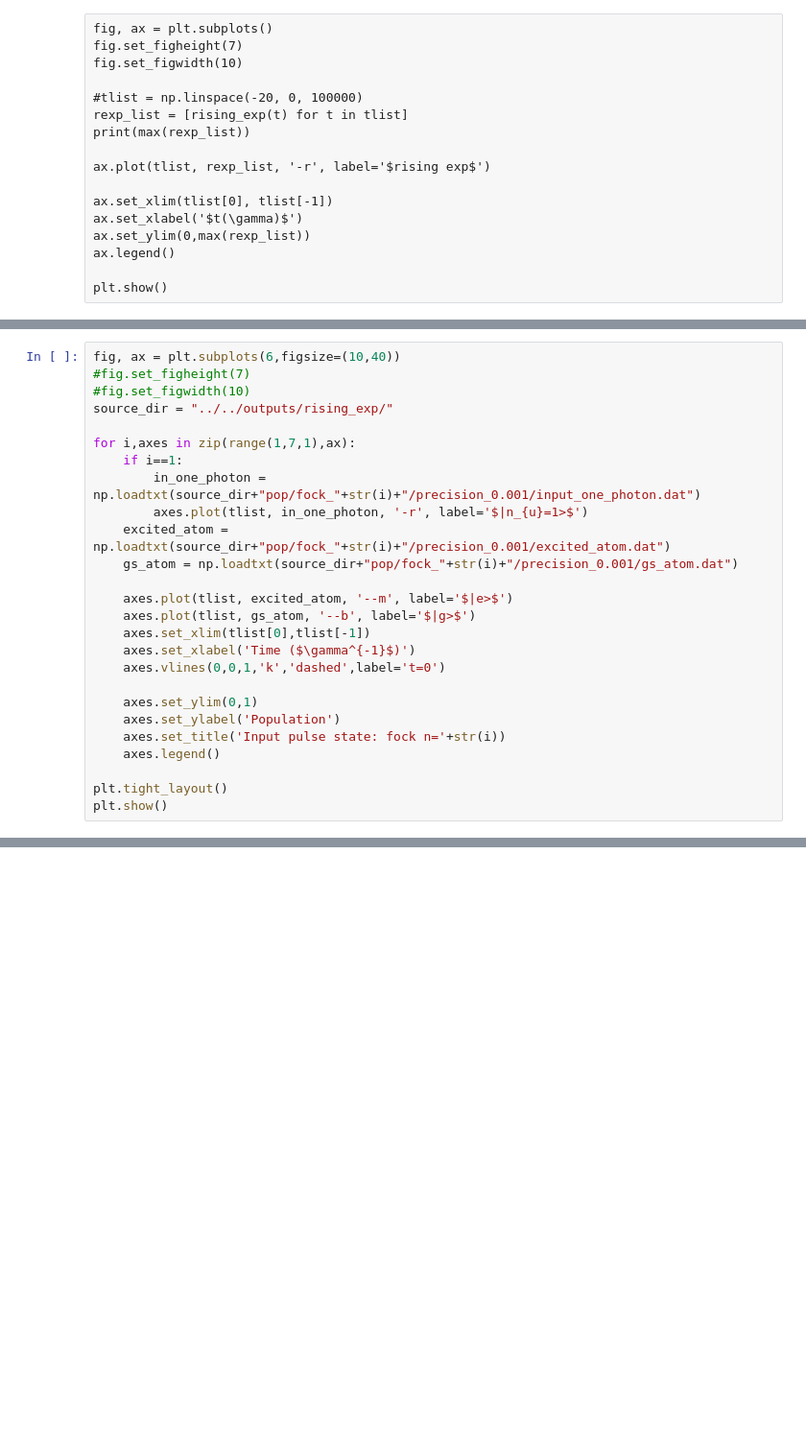
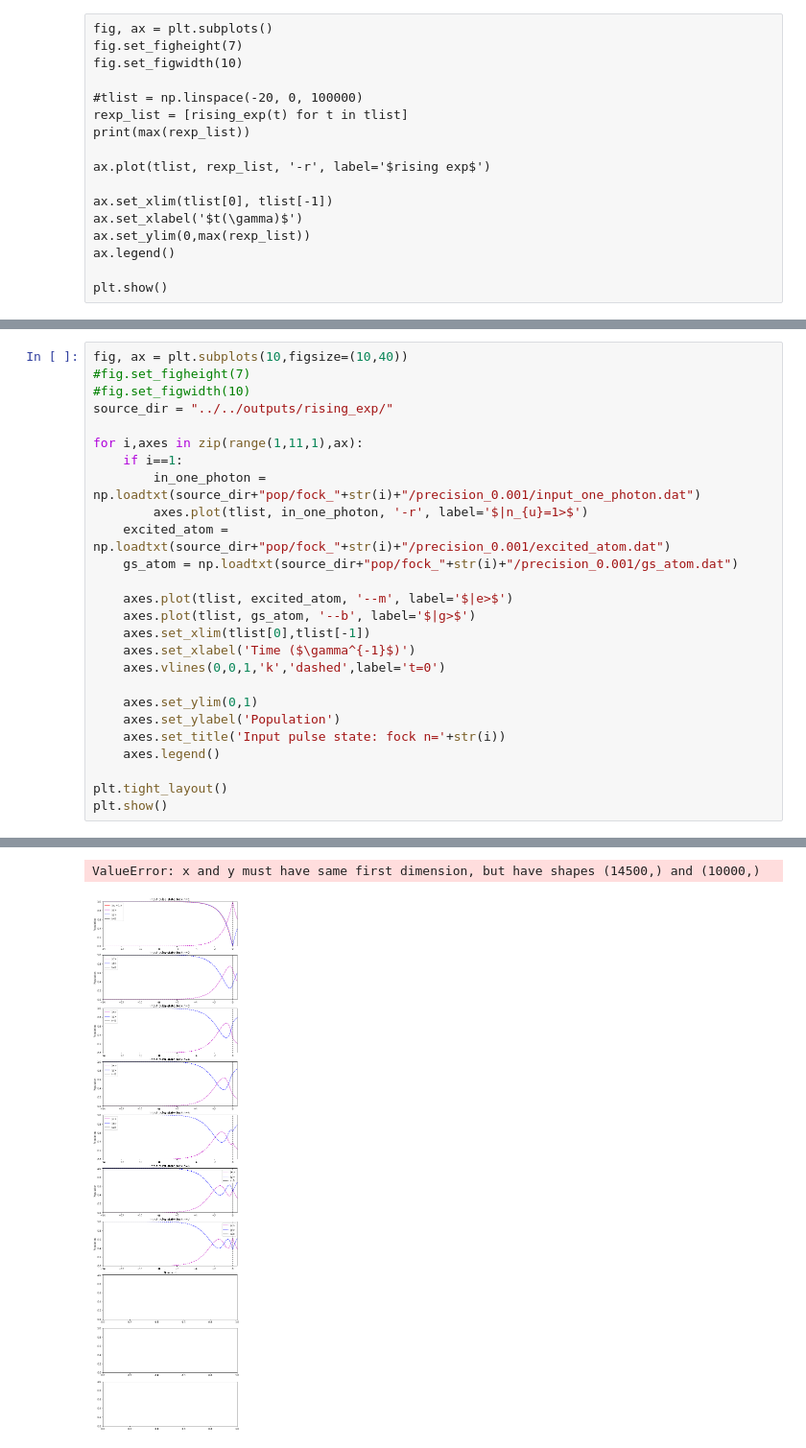
Before and after one commit to sabinthapa100/master-thesis, a Jupyter notebook: sample/notebooks/rising-exp/fock.ipynb, the cells around one changed output, grey strips where cells are left out. Shown at 96% size. Drawn from its saved outputs; the diff is of its cells as text; blank space fills up the shorter version.

```diff
--- a/sample/notebooks/rising-exp/fock.ipynb
+++ b/sample/notebooks/rising-exp/fock.ipynb
@@ -64,10 +74,10 @@ plt.show()
 # %%
-fig, ax = plt.subplots(6,figsize=(10,40))
+fig, ax = plt.subplots(10,figsize=(10,40))
 #fig.set_figheight(7)
 #fig.set_figwidth(10)
 source_dir = "../../outputs/rising_exp/"
 
-for i,axes in zip(range(1,7,1),ax):
+for i,axes in zip(range(1,11,1),ax):
     if i==1:
         in_one_photon = np.loadtxt(source_dir+"pop/fock_"+str(i)+"/precision_0.001/input_one_photon.dat")
         axes.plot(tlist, in_one_photon, '-r', label='$|n_{u}=1>$')
@@ -92 +101,3 @@ plt.show()
+ValueError: x and y must have same first dimension, but have shapes (14500,) and (10000,)
+[figure, added]
 # %%
```
Also changed, not shown: parts of 7 cells of this notebook, 1 other file.
